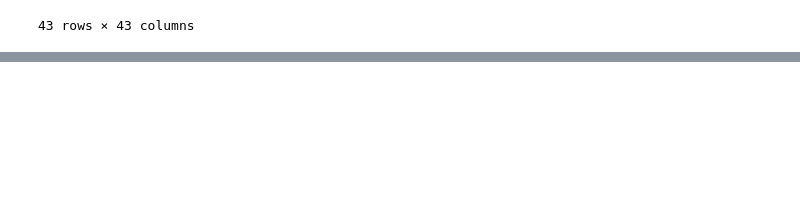
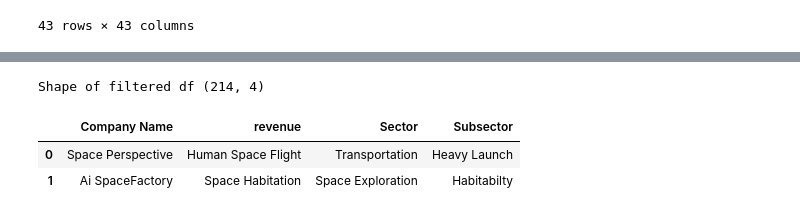
Before and after one commit to varshafawkes/spacedbase, a Jupyter notebook: SpacedBase.ipynb, the cells around one changed output, grey strips where cells are left out. Saved outputs shown, nothing was run; the diff lists cells and outputs as text; code cells hidden in the pictures; blank space fills up the shorter version.

```diff
--- a/SpacedBase.ipynb
+++ b/SpacedBase.ipynb
@@ -219,0 +304,13 @@ fig.write_html('rev_cooccurence.html')
+# %%
+filt_df = df.loc[:, df.columns != 'Company Name'].dropna(how='all').join(df[['Company Name']])
+filt_df = filt_df.fillna('')
+filt_df['revenue'] = filt_df[['Revenue Activity Tags (What are they selling)',
+       'Revenue Activity Tags 2', 'Revenue Activity Tags 3', 'Revenue Activity Tags 4', 'Revenue Activity Tags 5']].apply(lambda row: ','.join(row.values.astype(str)).rstrip(','), axis=1)
+filt_df = filt_df[['Company Name', 'revenue', 'Sector', 'Subsector']]
+print("Shape of filtered df {}".format(filt_df.shape))
+filt_df.head(n=2)
+# %% [output]
+Shape of filtered df (214, 4)
+|  | Company Name | revenue | Sector | Subsector |
+| 0 | Space Perspective | Human Space Flight | Transportation | Heavy Launch |
+| 1 | Ai SpaceFactory | Space Habitation | Space Exploration | Habitabilty |
```
Also changed, not shown: parts of 10 cells of this notebook, 1 other file.
